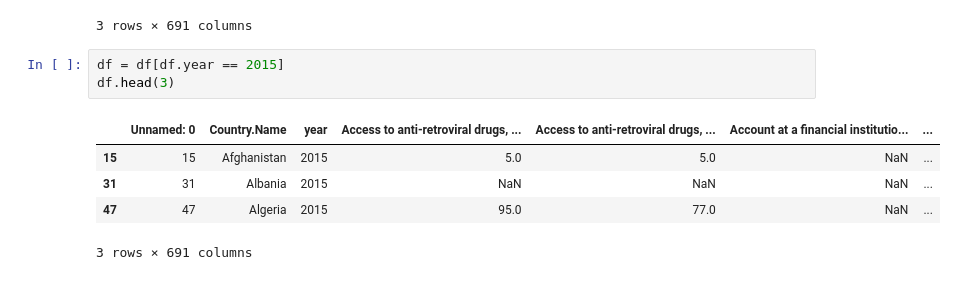
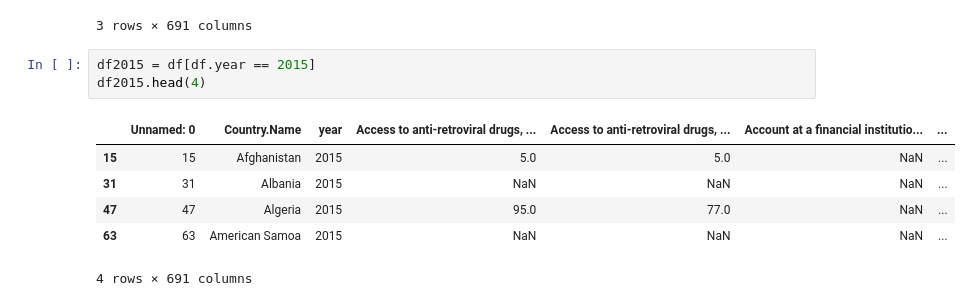
Before and after one commit to circushaase/Capstone-1_WorldBank_GenderData, a Jupyter notebook: Data_story.ipynb, the cells around one changed output. Cells and saved outputs as stored; diff of their text form.

```diff
--- a/Data_story.ipynb
+++ b/Data_story.ipynb
@@ -14,12 +15,13 @@ df.head(3)
 | 2 | 2 | Afghanistan | 2002 | 0.0 | 0.0 | NaN | ... |
 3 rows × 691 columns
 # %%
-df = df[df.year == 2015]
-df.head(3)
+df2015 = df[df.year == 2015]
+df2015.head(4)
 # %% [output]
 |  | Unnamed: 0 | Country.Name | year | Access to anti-retroviral drugs, ... | Access to anti-retroviral drugs, ... | Account at a financial institutio... | ... |
 | 15 | 15 | Afghanistan | 2015 | 5.0 | 5.0 | NaN | ... |
 | 31 | 31 | Albania | 2015 | NaN | NaN | NaN | ... |
 | 47 | 47 | Algeria | 2015 | 95.0 | 77.0 | NaN | ... |
+| 63 | 63 | American Samoa | 2015 | NaN | NaN | NaN | ... |
-3 rows × 691 columns
+4 rows × 691 columns
 # %%
```
Also changed, not shown: parts of 5 cells of this notebook, 1 other file.
